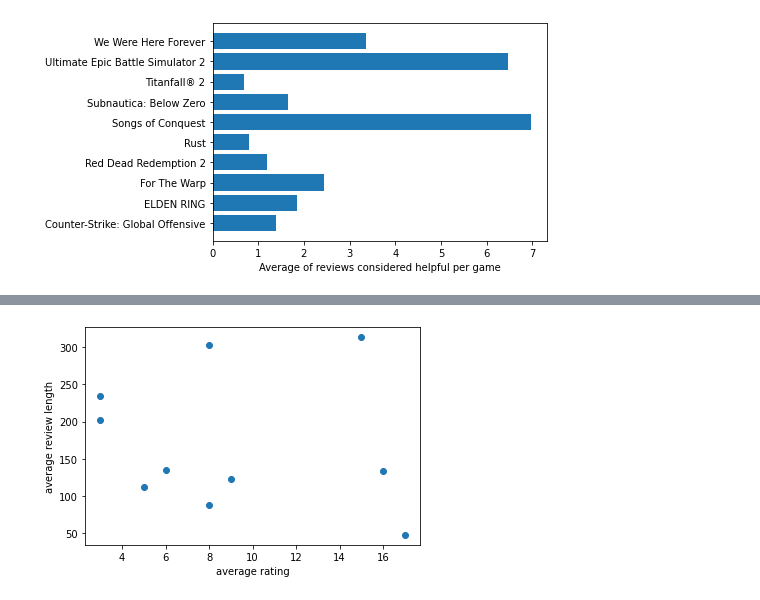
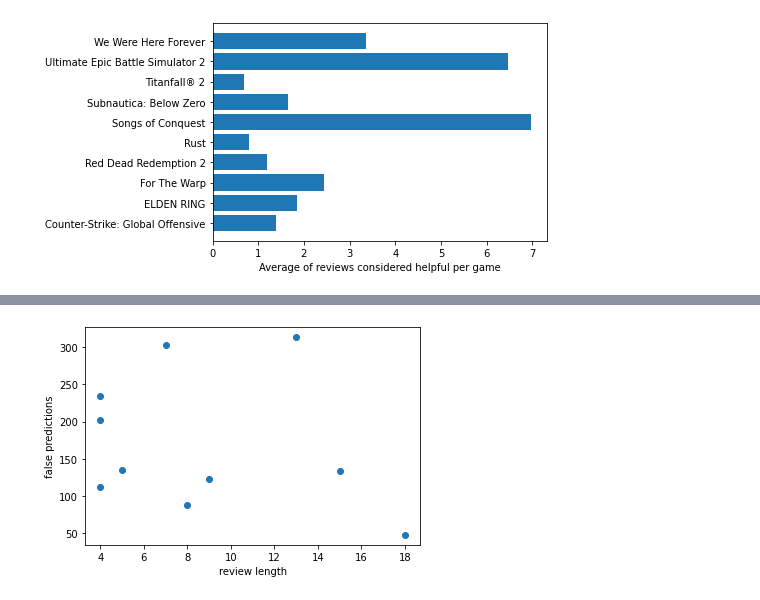
Before and after one commit to gremay/SMT_SteamAnalysis, a Jupyter notebook: sentiment_analysis.ipynb, the cells around one changed output, grey strips where cells are left out. Saved outputs shown, nothing was run; the diff lists cells and outputs as text; code cells hidden in the pictures.

Commit message:
some more plots

```diff
--- a/sentiment_analysis.ipynb
+++ b/sentiment_analysis.ipynb
@@ -422,6 +422,6 @@ false_predicts.plot(kind='bar', xlabel = 'Prediction compared with classificatio
 # %%
 plt.scatter(false_preds.game_name.value_counts(), review_len)
-plt.ylabel("average review length")
-plt.xlabel("average rating");
+plt.ylabel("false predictions")
+plt.xlabel("review length");
 # %% [output]
-[figure, old version]
+[figure, new version]
```
Also changed, not shown: parts of 9 cells of this notebook.
